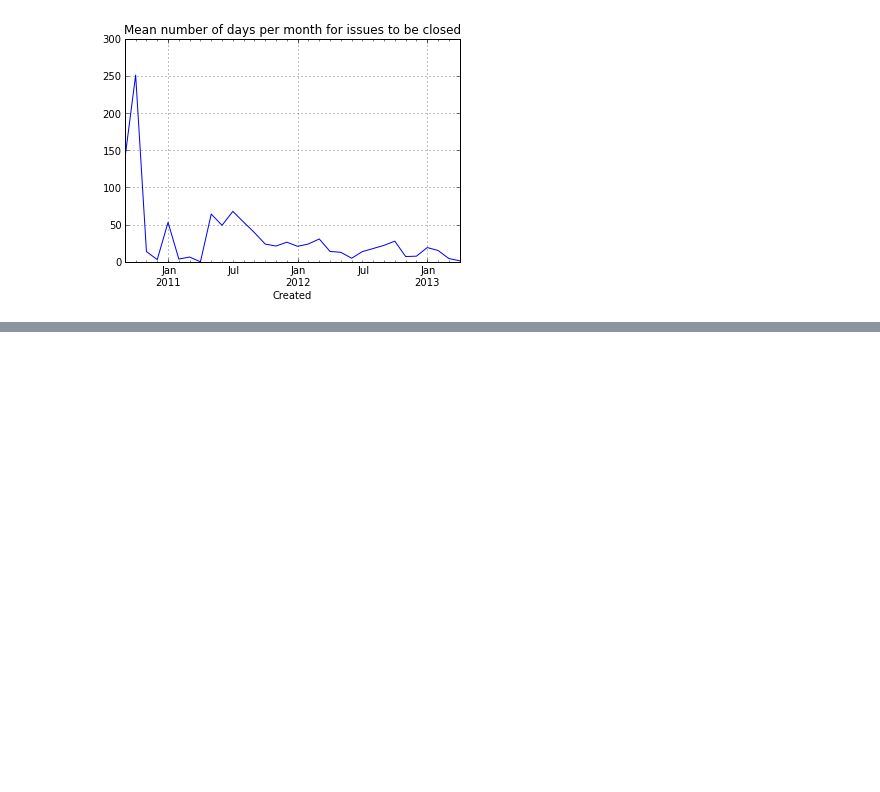
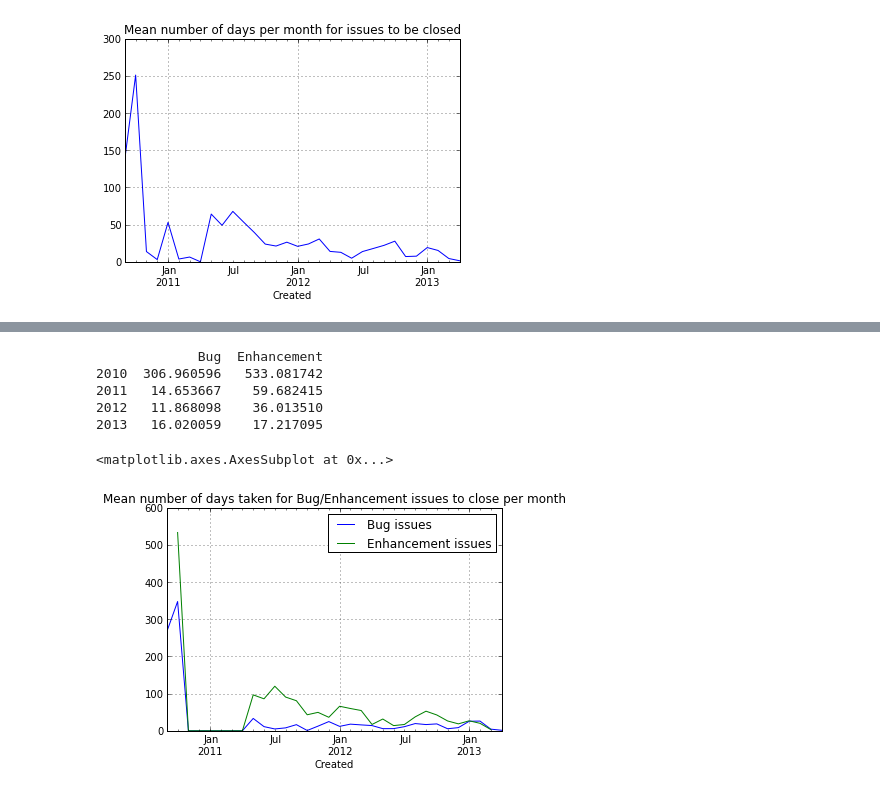
Before and after one commit to autumnshores/AY250_PythonClass, a Jupyter notebook: homework7/hw_7_pandas_and_timeseries.ipynb, the cells around one changed output, grey strips where cells are left out. Saved outputs shown, nothing was run; the diff lists cells and outputs as text; code cells hidden in the pictures; blank space fills up the shorter version.

Commit message:
added code for Questions 6-10

```diff
--- a/homework7/hw_7_pandas_and_timeseries.ipynb
+++ b/homework7/hw_7_pandas_and_timeseries.ipynb
@@ -83,7 +83,7 @@ versus Bug issue types.
 #load the data
 import json
 json_data = open('closed.json.txt', 'r')
-data = json.load(json_data)
+raw = json.load(json_data)
 # %% [output]
 Welcome to pylab, a matplotlib-based Python environment [backend: module://IPython.zmq.pylab.backend_inline].
 For more information, type 'help(pylab)'.
@@ -91,6 +91,8 @@ For more information, type 'help(pylab)'.
 #Question 1
 import pandas as pd
 test = []
+
+#define function to extract information from the .txt file
 def getinfo(boo):
     import numpy as np
     Title = boo['title']
@@ -102,9 +104,11 @@ def getinfo(boo):
     ans = [Title,Created,Labels,Closed,User,ID]
     test.append(ans)
 
-for i in range(len(data)):
-    getinfo(data[i])
+#run it
+for i in range(len(raw)):
+    getinfo(raw[i])
 
+#save it as a DataFrame
 data = pd.DataFrame(test, columns = ['Title','Created','Labels','Closed','User','ID'])
 pd.options.display.line_width = 1000
 data.head(10) #data is the DataFrame
@@ -251,0 +441,7 @@ Created
+# %%
+#Question 10
+labels = data8.Labels
+avg_time_label_type = data8['deltat (days)'].groupby(labels).mean() #calculate mean time to close by label type
+print avg_time_label_type
+
+data8.set_index('Created',inplace=True)
@@ -251,0 +466,33 @@ Created
+# %%
+data9 = data8[data8.Labels == 'Bug']
+years9 = data9.index.year
+data10 = data8[data8.Labels == 'Enhancement']
+years10 = data10.index.year
+
+#get mean number of days for Bug issues to close per year
+annual_mean_Bug = data9['deltat (days)'].groupby(years9).mean()
+
+#get mean number of days for Enhancement issues to close per year
+annual_mean_Enhancement = data10['deltat (days)'].groupby(years10).mean()
+
+#concaternate both
+annual_mean_BE = pd.concat([annual_mean_Bug, annual_mean_Enhancement],
+                               axis=1, keys=['Bug', 'Enhancement'])
+print annual_mean_BE
+
+#now resample to mean number of days per month for Bug and Enhancement issues
+B_mean_days_per_month = data9['deltat (days)'].resample('M', how='mean')
+E_mean_days_per_month = data10['deltat (days)'].resample('M', how='mean')
+
+#and plot it (fill nan's with 0.)
+B_mean_days_per_month.fillna(0.).plot(title='Mean number of days taken for Bug/Enhancement issues to close per month',
+                                        legend=True,label='Bug issues')
+E_mean_days_per_month.fillna(0.).plot(legend=True, label='Enhancement issues')
+# %% [output]
+             Bug  Enhancement
+2010  306.960596   533.081742
+2011   14.653667    59.682415
+2012   11.868098    36.013510
+2013   16.020059    17.217095
+<matplotlib.axes.AxesSubplot at 0x...>
+[figure, added]
```
Also changed, not shown: parts of 8 cells of this notebook.
